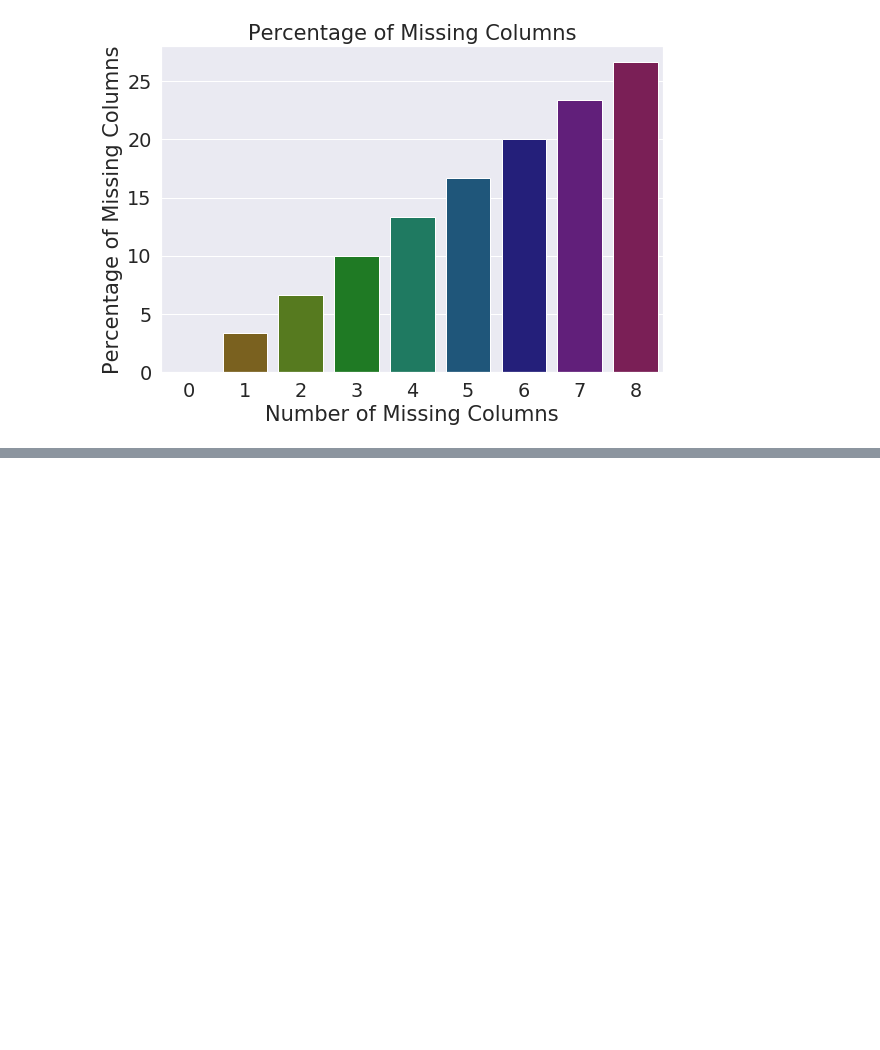
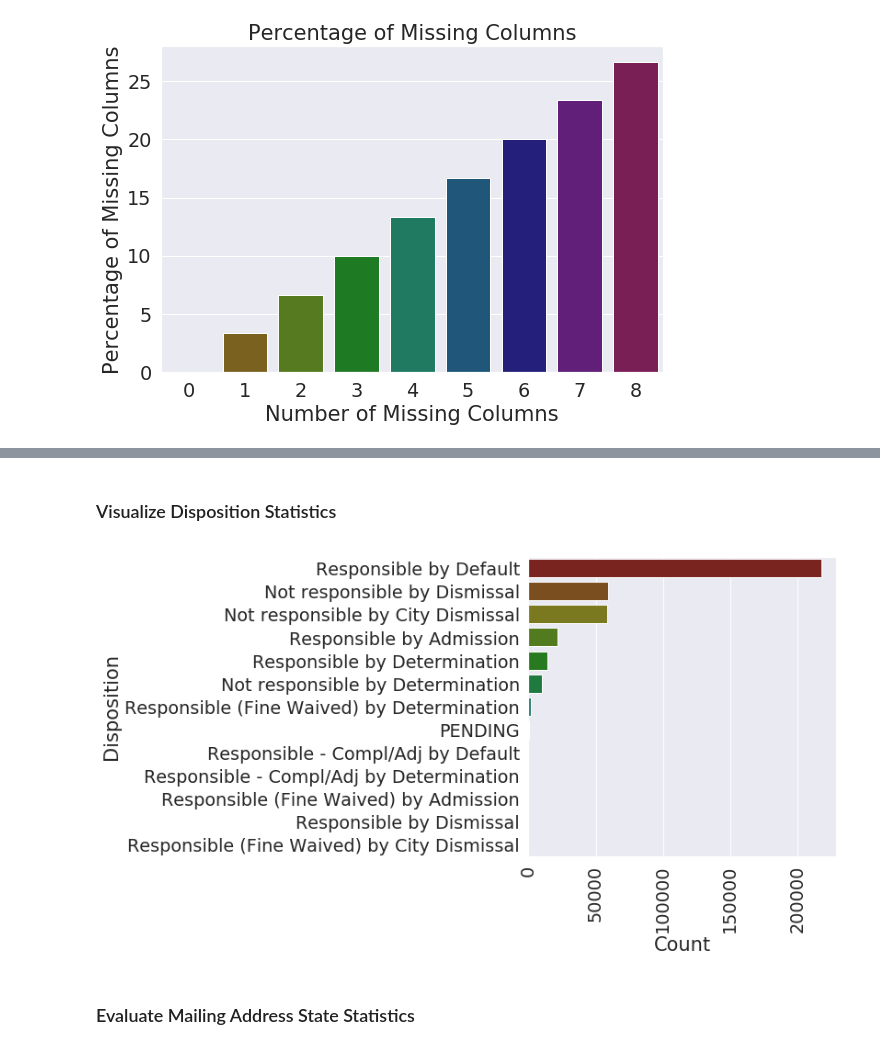
Before and after one commit to mspcvsp/CityOfDetroitBlightViolations, a Jupyter notebook: AnalyzeBVNDataSet.ipynb, the cells around one changed output, grey strips where cells are left out. Saved outputs shown, nothing was run; the diff lists cells and outputs as text; code cells hidden in the pictures; blank space fills up the shorter version.

```diff
--- a/AnalyzeBVNDataSet.ipynb
+++ b/AnalyzeBVNDataSet.ipynb
@@ -178,6 +545,11 @@ Percentage of valid date/time: 99.98
 ### Filter Outlier Timestamps
 -[Rotate axis text in Python](https://stackoverflow.com/questions/10998621/rotate-axis-text-in-python-matplotlib)
 # %%
+#%%pycodestyle
+figure_dir = "./Figures"
+if not os.path.exists(figure_dir):
+    os.mkdir(figure_dir)
+
 violationdatetime_histogram_df = compute_violationdatetime_histogram(bvn_df)
 
 palette = sns.hls_palette(violationdatetime_histogram_df.shape[0], l=.3, s=.8)
@@ -188,8 +560,9 @@ sns.barplot(x='year',
             y='count',
             data=violationdatetime_histogram_df,
             palette=palette)
-plt.xticks(rotation=90);
-plt.title('Violation Date/Time Histogram');
+plt.xticks(rotation=90)
+plt.title('Violation Date/Time Histogram')
+plt.savefig(os.path.join(figure_dir, "violationdattime.png"))
 # %% [output]
 [figure]
 # %%
@@ -246,0 +639,26 @@ evaluate_percentage_missingcolumns(bvn_df)
+# %%
+bvn_df = filter_columns(bvn_df,
+                        ['violationparcelid'])
+# %% [markdown]
+### Visualize Disposition Statistics
+# %%
+#%%pycodestyle
+disposition_df = init_valuecounts_df(bvn_df,
+                                     'disposition')
+
+palette = sns.hls_palette(disposition_df.shape[0], l=.3, s=.8)
+
+sns.set(font_scale=1.75)
+plt.figure(figsize=(6, 6))
+sns.barplot(x='count',
+            y='disposition',
+            data=disposition_df,
+            palette=palette)
+plt.xlabel('Count')
+plt.ylabel('Disposition')
+plt.xticks(rotation=90)
+plt.savefig(os.path.join(figure_dir, "dispositionstatistics.png"))
+# %% [output]
+[figure, added]
+# %% [markdown]
+### Evaluate Mailing Address State Statistics
```
Also changed, not shown: parts of 44 cells of this notebook.
